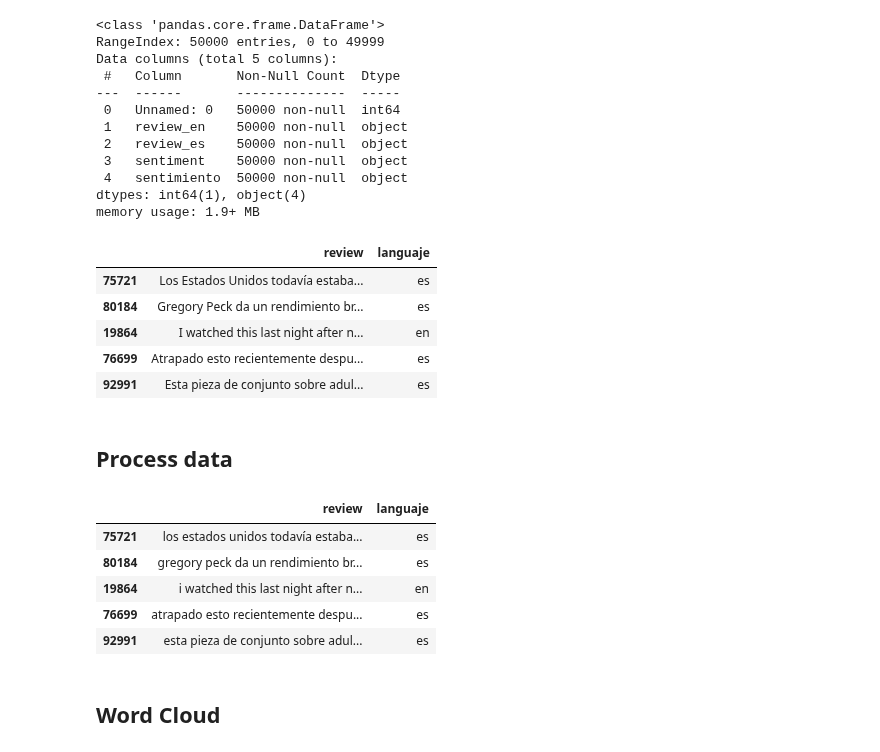
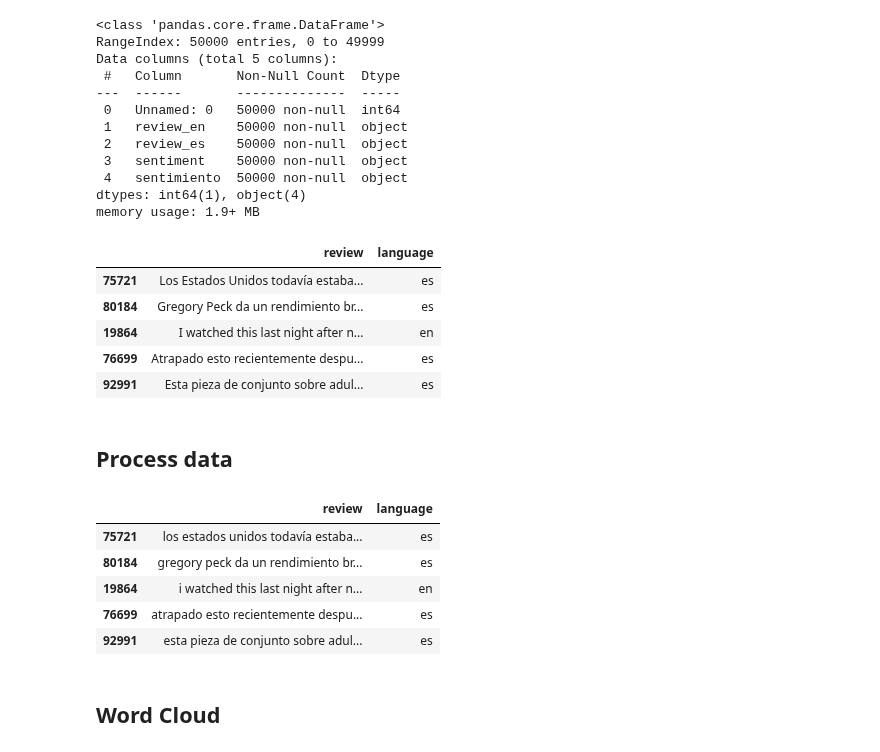
Before and after one commit to armadrigal/movie-review-opinion-analysis-and-language-detection, a Jupyter notebook: Language detector.ipynb, the cells around one changed output. Cells and saved outputs as stored; diff of their text form; code cells hidden in the pictures.

Commit message:
se actualizó Language detector

```diff
--- a/Language detector.ipynb
+++ b/Language detector.ipynb
@@ -37,15 +39,15 @@ memory usage: 1.9+ MB
 # %%
 df['en'] = 'en'
 df['es'] = 'es'
 df_en = df[['review_en','en']]
 df_es = df[['review_es','es']]
-df_en.columns = ['review','languaje']
-df_es.columns = ['review','languaje']
+df_en.columns = ['review','language']
+df_es.columns = ['review','language']
 df = pd.concat([df_en, df_es], ignore_index=True)
 df = df.sample(frac=1, random_state=42)
 df.head()
 # %% [output]
-|  | review | languaje |
+|  | review | language |
 | 75721 | Los Estados Unidos todavía estaba... | es |
 | 80184 | Gregory Peck da un rendimiento br... | es |
 | 19864 | I watched this last night after n... | en |
@@ -83,7 +85,7 @@ tokenized_sentences = tokenize_sentences(df['review'])
 # %%
 df.head()
 # %% [output]
-|  | review | languaje |
+|  | review | language |
 | 75721 | los estados unidos todavía estaba... | es |
 | 80184 | gregory peck da un rendimiento br... | es |
 | 19864 | i watched this last night after n... | en |
```
Also changed, not shown: parts of 9 cells of this notebook.
